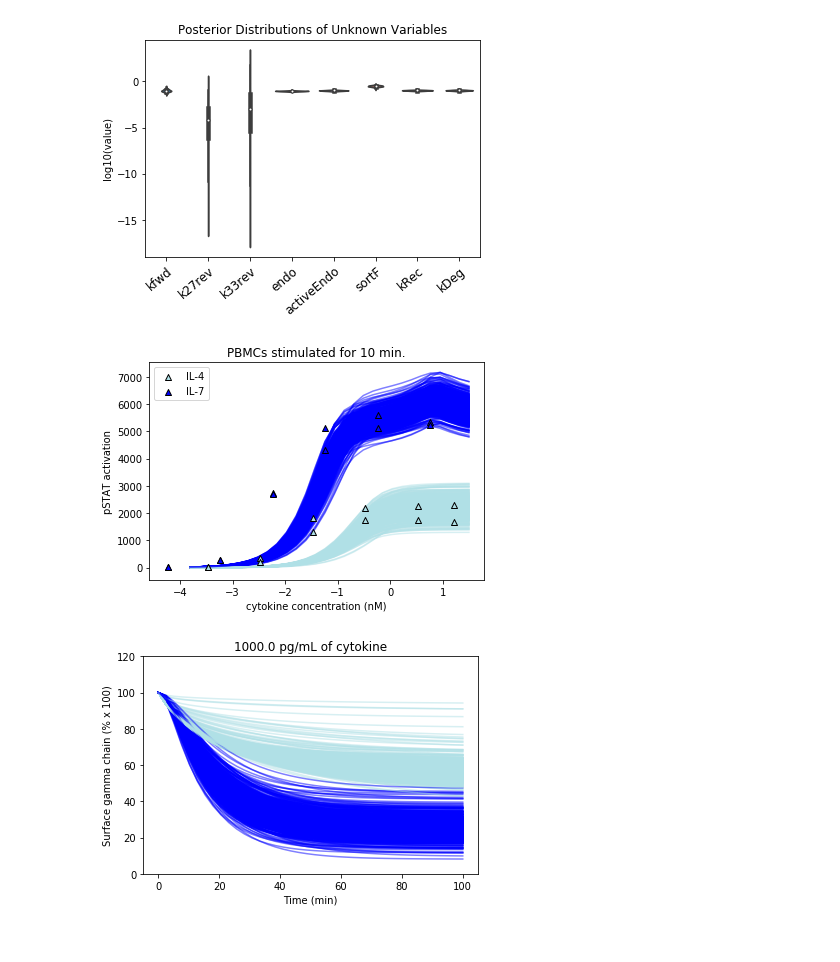
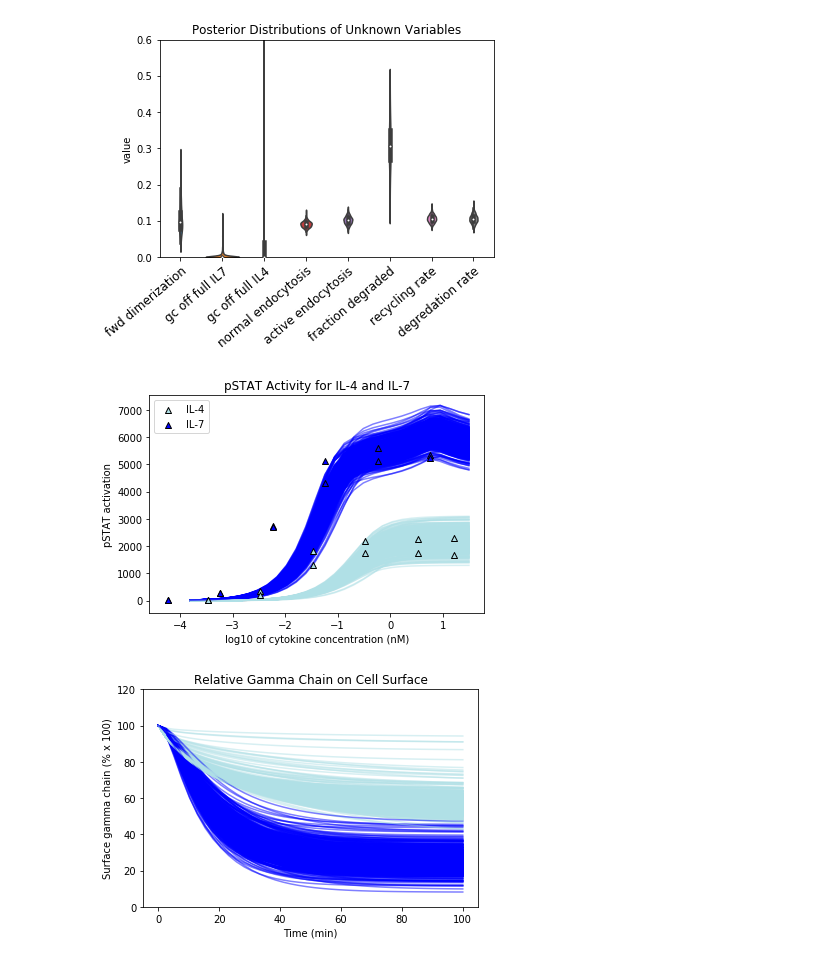
Before and after one commit to meyer-lab/gc-valent, a Jupyter notebook: BMES_submission_adam.ipynb, the cells around one changed output. Drawn from its saved outputs; the diff is of its cells as text; code cells hidden in the pictures.

Commit message:
last round of BMES tweaks

```diff
--- a/BMES_submission_adam.ipynb
+++ b/BMES_submission_adam.ipynb
@@ -13,25 +13,25 @@ unkVec, scales = import_samples()
 # %%
 def violinPlots():
     """ Create violin plots of model posterior. """
     unkVec2 = unkVec.transpose()
 
     true_unknowns = np.array([unkVec2[:, 6], unkVec2[:, 13], unkVec2[:, 15], unkVec2[:, 17], unkVec2[:, 18], unkVec2[:, 19], unkVec2[:, 20], unkVec2[:, 21]])
     true_unknowns = true_unknowns.transpose()
     true_unknowns = pd.DataFrame(true_unknowns)
 
-    true_unknowns.columns = ['kfwd', 'k27rev', 'k33rev', 'endo', 'activeEndo', 'sortF', 'kRec', 'kDeg']
-    a = sns.violinplot(data=np.log10(true_unknowns))  # creates names based on dataframe columns
+    true_unknowns.columns = ['fwd dimerization', 'gc off full IL7', 'gc off full IL4', 'normal endocytosis', 'active endocytosis', 'fraction degraded', 'recycling rate', 'degredation rate']
+    a = sns.violinplot(data=true_unknowns)  # creates names based on dataframe columns
     a.set_xticklabels(a.get_xticklabels(),
                        rotation=40,
                        rotation_mode="anchor",
                        ha="right",
                        fontsize=12)
-    a.set(ylabel='log10(value)', title='Posterior Distributions of Unknown Variables')
+    a.set(ylabel='value', title='Posterior Distributions of Unknown Variables', ylim=(0, 0.6))
 
 
 violinPlots()
 # %% [output]
-[figure, old version]
+[figure, new version]
 # %%
 def pstat_plot():
     ''' This function calls the pstat_calc function to re-generate Gonnord figures S3B and S3C with our own fitting data. '''
@@ -46,14 +46,14 @@ def pstat_plot():
         plt.plot(np.log10(cytokC_common), IL4vec, color='powderblue', alpha=0.5)
         plt.plot(np.log10(cytokC_common), IL7vec, color='b', alpha=0.5)
         plt.ylabel('pSTAT activation' )
-        plt.xlabel('cytokine concentration (nM)')
+        plt.xlabel('log10 of cytokine concentration (nM)')
 
     for ii in range(0,500):
         output = pstat_calc(unkVec[:,ii], scales[ii,:], cytokC_common)
         IL4_output = output[0:PTS]
         IL7_output = output[PTS:(PTS*2)]
 
-        plot_structure(IL4_output, IL7_output, "PBMCs stimulated for 10 min.")
+        plot_structure(IL4_output, IL7_output, "pSTAT Activity for IL-4 and IL-7")
 
     plt.scatter(np.log10(cytokC_4), dataIL4[:,1], color='powderblue', marker='^', edgecolors='k', zorder=100)
     plt.scatter(np.log10(cytokC_4), dataIL4[:,2], color='powderblue', marker='^', edgecolors='k', zorder=200, label='IL-4')
@@ -63,7 +63,7 @@ def pstat_plot():
 
 pstat_plot()
 # %% [output]
-[figure, old version]
+[figure, new version]
 # %%
 def surf_gc(cytokC_pg):
     size = 40
@@ -76,14 +76,14 @@ def surf_gc(cytokC_pg):
         plt.plot(ts, IL4vec[ii, :], color='powderblue', alpha=0.5, zorder=ii)
         plt.plot(ts, IL7vec[ii, :], color='b', alpha=0.5, zorder=ii)
 
-    plt.title(str(round(cytokC_pg, 0)) + ' pg/mL of cytokine')
+    plt.title("Relative Gamma Chain on Cell Surface")
     plt.ylim(0,120)
     plt.ylabel("Surface gamma chain (% x 100)")
     plt.xlabel("Time (min)")
 
 surf_gc(1000.)
 # %% [output]
-[figure, old version]
+[figure, new version]
 # %%
 from sklearn.metrics import r2_score
 # %%
```
Also changed, not shown: parts of 3 cells of this notebook.
